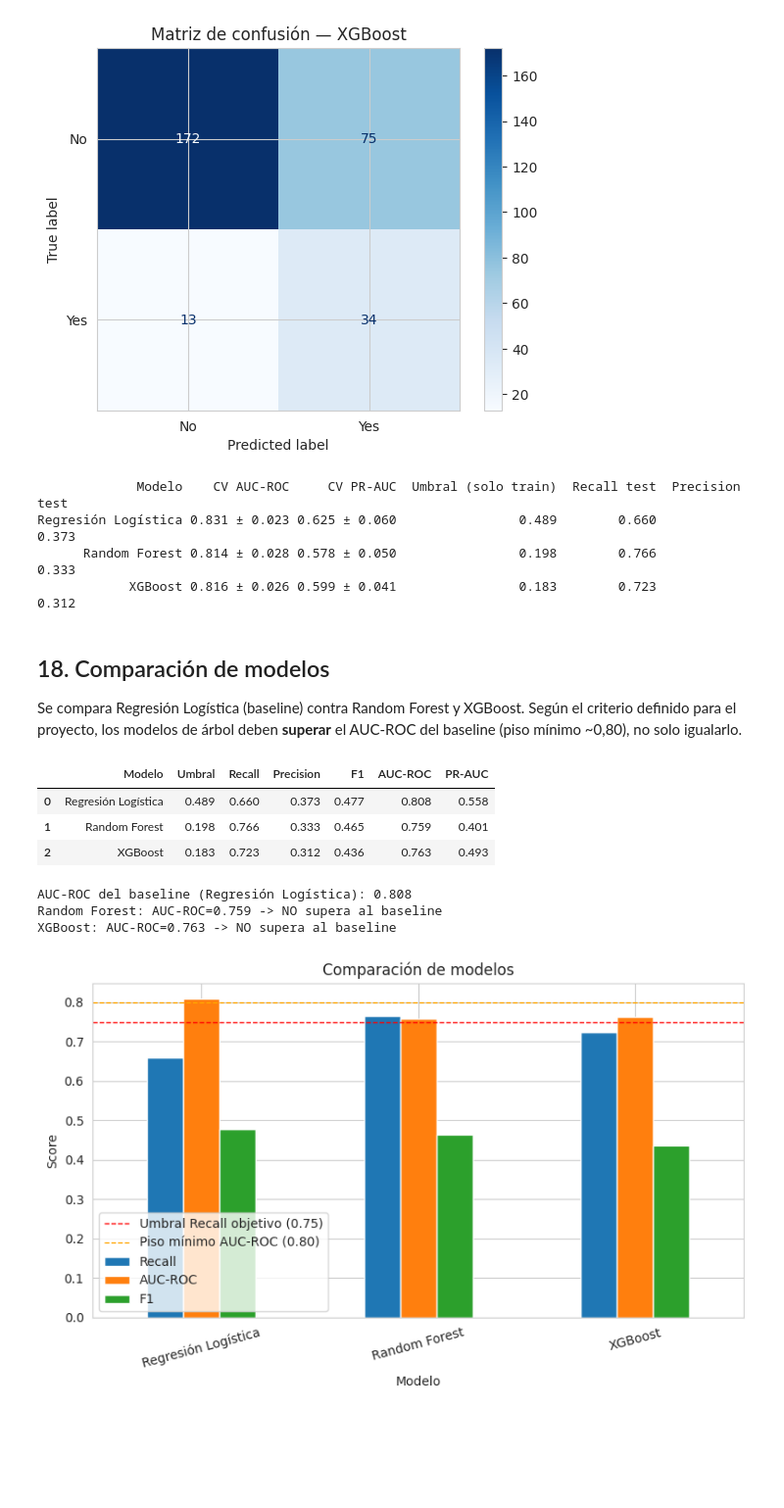
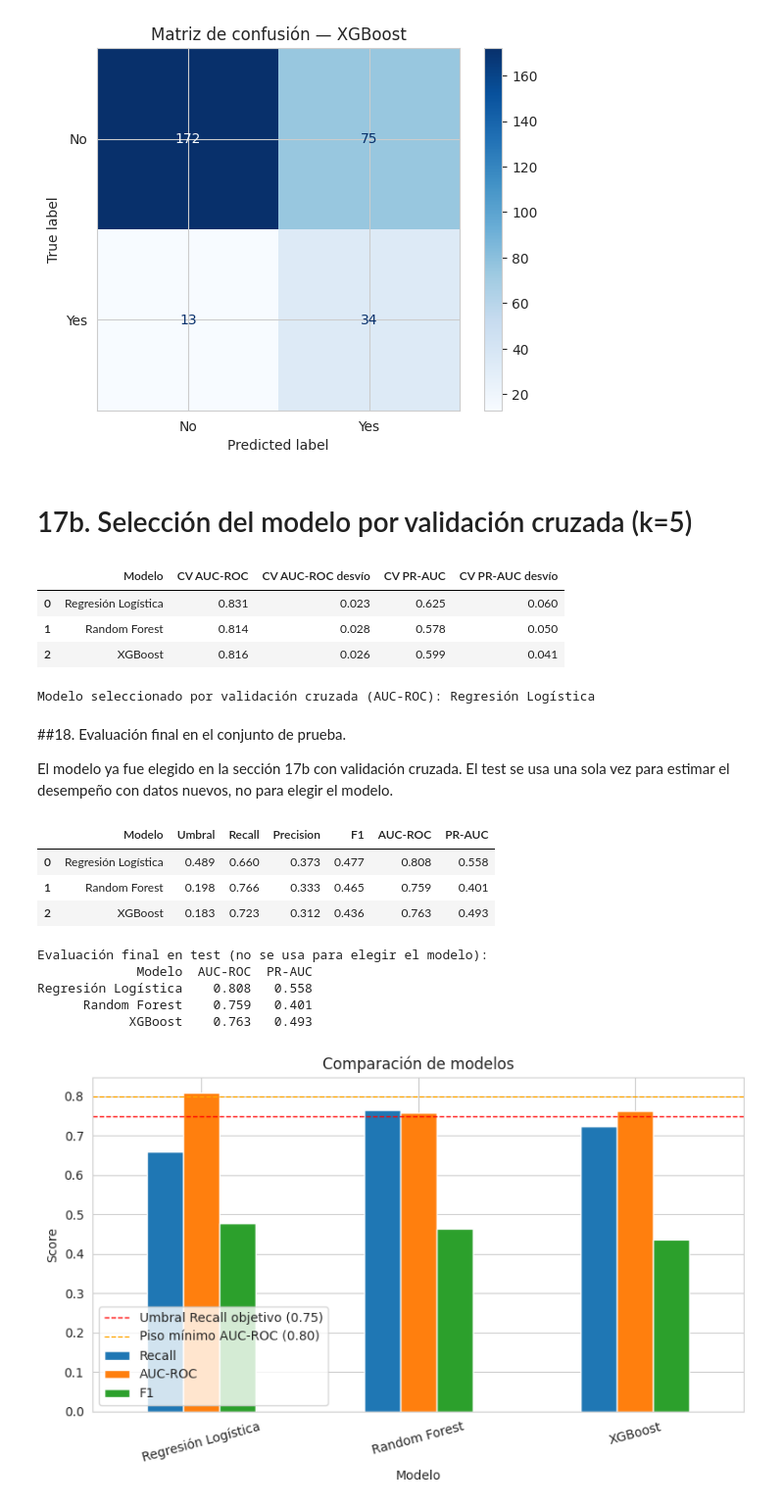
Before and after one commit to guss1976/TrabajoFinalCienciaDatos, a Jupyter notebook: Trabajo_Final_Integrador_ver3.ipynb, the cells around one changed output. Shown at 98% size. Drawn from its saved outputs; the diff is of its cells as text; code cells hidden in the pictures; blank space fills up the shorter version.

Commit message:
Elección de ganador por validacion crizada

```diff
--- a/Trabajo_Final_Integrador_ver3.ipynb
+++ b/Trabajo_Final_Integrador_ver3.ipynb
@@ -572,34 +572,34 @@ PR-AUC: 0.493
    macro avg       0.62      0.71      0.62       294
 weighted avg       0.83      0.70      0.74       294
 [figure]
+# %% [markdown]
+# 17b. Selección del modelo por validación cruzada (k=5)
 # %%
-from sklearn.model_selection import cross_val_predict
-
+# Selección del modelo SOLO con validación cruzada sobre entrenamiento (el test no se usa para elegir)
 modelos = {'Regresión Logística': pipe_logreg, 'Random Forest': pipe_rf, 'XGBoost': pipe_xgb}
 filas = []
 for nombre, pipe in modelos.items():
     cvr = cross_validate(pipe, X_train, y_train, cv=cv, scoring=['roc_auc', 'average_precision'])
-    # umbral elegido SOLO con train (predicciones fuera de fold), sin mirar el test
-    oof = cross_val_predict(pipe, X_train, y_train, cv=cv, method='predict_proba')[:, 1]
-    u = umbral_para_recall_objetivo(y_train, oof, recall_objetivo=0.75)
-    y_pred = (pipe.predict_proba(X_test)[:, 1] >= u).astype(int)
     filas.append({'Modelo': nombre,
-                  'CV AUC-ROC': f"{cvr['test_roc_auc'].mean():.3f} ± {cvr['test_roc_auc'].std():.3f}",
-                  'CV PR-AUC': f"{cvr['test_average_precision'].mean():.3f} ± {cvr['test_average_precision'].std():.3f}",
-                  'Umbral (solo train)': round(u, 3),
-                  'Recall test': round(recall_score(y_test, y_pred), 3),
-                  'Precision test': round(precision_score(y_test, y_pred), 3)})
-print(pd.DataFrame(filas).to_string(index=False))
+                  'CV AUC-ROC': cvr['test_roc_auc'].mean(),
+                  'CV AUC-ROC desvío': cvr['test_roc_auc'].std(),
+                  'CV PR-AUC': cvr['test_average_precision'].mean(),
+                  'CV PR-AUC desvío': cvr['test_average_precision'].std()})
+tabla_cv = pd.DataFrame(filas).round(3)
+display(tabla_cv)
+
+ganador_cv = tabla_cv.sort_values('CV AUC-ROC', ascending=False).iloc[0]['Modelo']
+print(f'Modelo seleccionado por validación cruzada (AUC-ROC): {ganador_cv}')
 # %% [output]
+|  | Modelo | CV AUC-ROC | CV AUC-ROC desvío | CV PR-AUC | CV PR-AUC desvío |
+| 0 | Regresión Logística | 0.831 | 0.023 | 0.625 | 0.060 |
+| 1 | Random Forest | 0.814 | 0.028 | 0.578 | 0.050 |
+| 2 | XGBoost | 0.816 | 0.026 | 0.599 | 0.041 |
-             Modelo    CV AUC-ROC     CV PR-AUC  Umbral (solo train)  Recall test  Precision test
-Regresión Logística 0.831 ± 0.023 0.625 ± 0.060                0.489        0.660           0.373
-      Random Forest 0.814 ± 0.028 0.578 ± 0.050                0.198        0.766           0.333
-            XGBoost 0.816 ± 0.026 0.599 ± 0.041                0.183        0.723           0.312
+Modelo seleccionado por validación cruzada (AUC-ROC): Regresión Logística
-# %% [markdown]
-## 18. Comparación de modelos
-
-Se compara Regresión Logística (baseline) contra Random Forest y XGBoost. Según el criterio definido para
-el proyecto, los modelos de árbol deben **superar** el AUC-ROC del baseline (piso mínimo ~0,80), no solo igualarlo.
+# %% [markdown]
+##18. Evaluación final en el conjunto de prueba.
+
+ El modelo ya fue elegido en la sección 17b con validación cruzada. El test se usa una sola vez para estimar el desempeño con datos nuevos, no para elegir el modelo.
 # %%
 tabla_comparativa = pd.DataFrame(resultados)[['Modelo', 'Umbral', 'Recall', 'Precision', 'F1', 'AUC-ROC', 'PR-AUC']]
 tabla_comparativa = tabla_comparativa.round(3)
@@ -609,17 +609,15 @@ tabla_comparativa
 | 0 | Regresión Logística | 0.489 | 0.660 | 0.373 | 0.477 | 0.808 | 0.558 |
 | 1 | Random Forest | 0.198 | 0.766 | 0.333 | 0.465 | 0.759 | 0.401 |
 | 2 | XGBoost | 0.183 | 0.723 | 0.312 | 0.436 | 0.763 | 0.493 |
-# %%
-auc_baseline = tabla_comparativa.loc[tabla_comparativa['Modelo'] == 'Regresión Logística', 'AUC-ROC'].values[0]
-print(f'AUC-ROC del baseline (Regresión Logística): {auc_baseline:.3f}')
-for _, fila in tabla_comparativa.iterrows():
-    if fila['Modelo'] in ('Random Forest', 'XGBoost'):
-        supera = 'SI supera' if fila['AUC-ROC'] > auc_baseline else 'NO supera'
-        print(f"{fila['Modelo']}: AUC-ROC={fila['AUC-ROC']:.3f} -> {supera} al baseline")
-# %% [output]
-AUC-ROC del baseline (Regresión Logística): 0.808
-Random Forest: AUC-ROC=0.759 -> NO supera al baseline
-XGBoost: AUC-ROC=0.763 -> NO supera al baseline
+# %%
+print('Evaluación final en test (no se usa para elegir el modelo):')
+print(tabla_comparativa[['Modelo', 'AUC-ROC', 'PR-AUC']].to_string(index=False))
+# %% [output]
+Evaluación final en test (no se usa para elegir el modelo):
+             Modelo  AUC-ROC  PR-AUC
+Regresión Logística    0.808   0.558
+      Random Forest    0.759   0.401
+            XGBoost    0.763   0.493
 # %%
 fig, ax = plt.subplots(figsize=(8, 5))
 tabla_comparativa.set_index('Modelo')[['Recall', 'AUC-ROC', 'F1']].plot(kind='bar', ax=ax)
```
Also changed, not shown: parts of 4 cells of this notebook.
